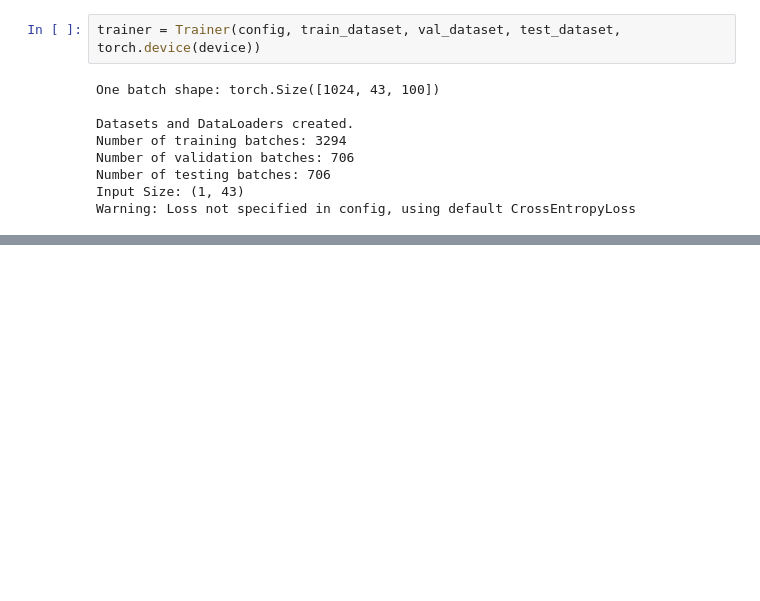
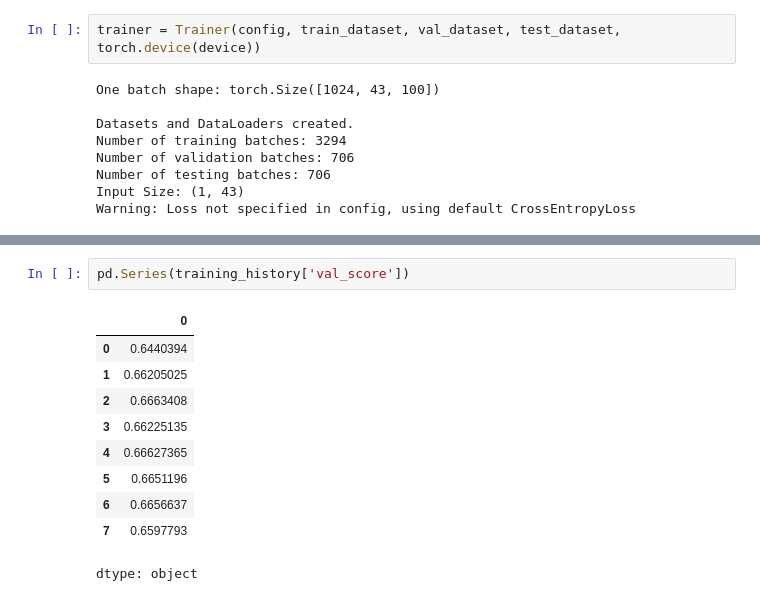
Before and after one commit to Dylan-Parker/crytpo_DLOB, a Jupyter notebook: notebooks/tlob_model.ipynb, the cells around one changed output, grey strips where cells are left out. Drawn from its saved outputs; the diff is of its cells as text; blank space fills up the shorter version.

```diff
--- a/notebooks/tlob_model.ipynb
+++ b/notebooks/tlob_model.ipynb
@@ -272,0 +311,13 @@ plt.show()
+# %%
+pd.Series(training_history['val_score'])
+# %% [output]
+|  | 0 |
+| 0 | 0.6440394 |
+| 1 | 0.66205025 |
+| 2 | 0.6663408 |
+| 3 | 0.66225135 |
+| 4 | 0.66627365 |
+| 5 | 0.6651196 |
+| 6 | 0.6656637 |
+| 7 | 0.6597793 |
+dtype: object
```
Also changed, not shown: parts of 5 cells of this notebook, 3 other files.
